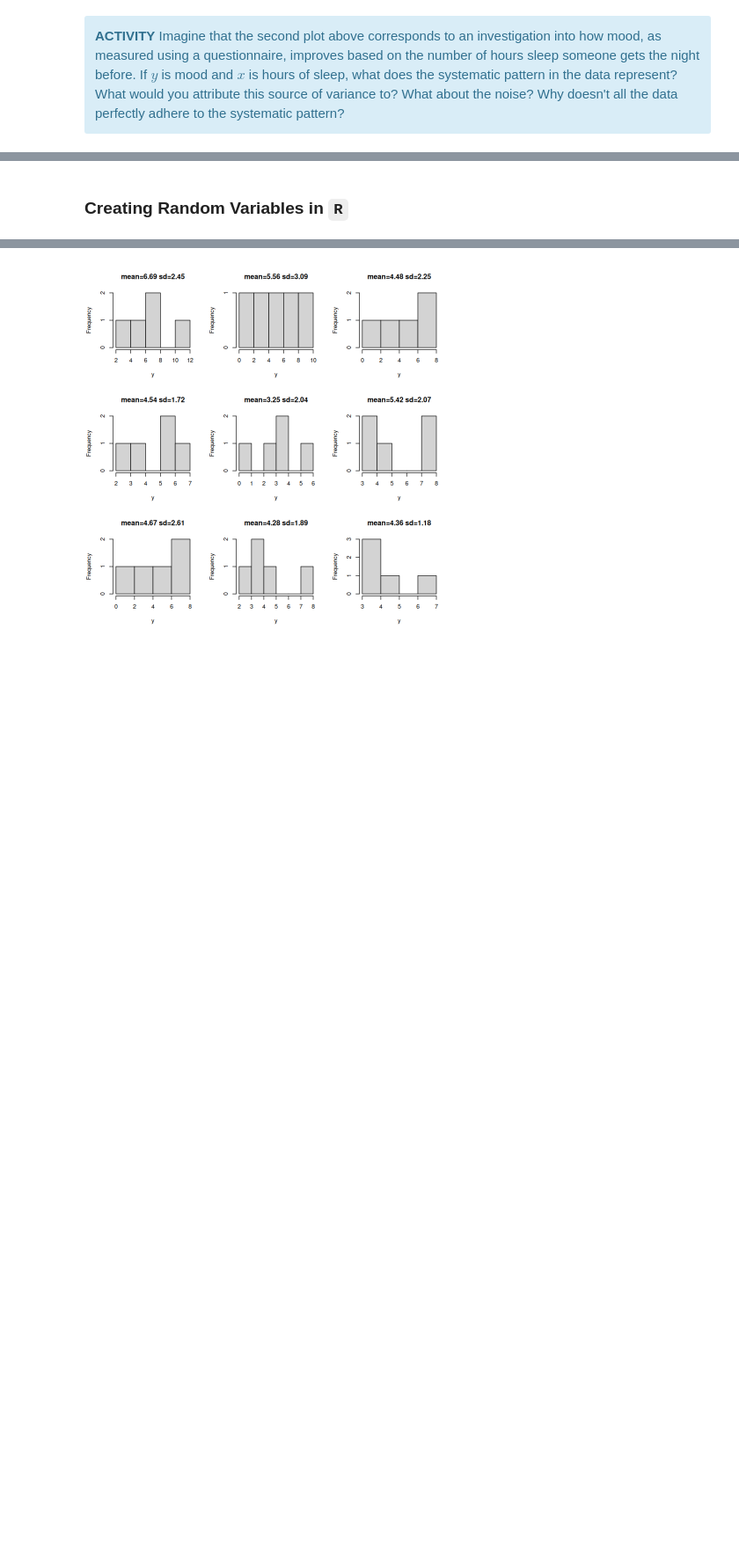
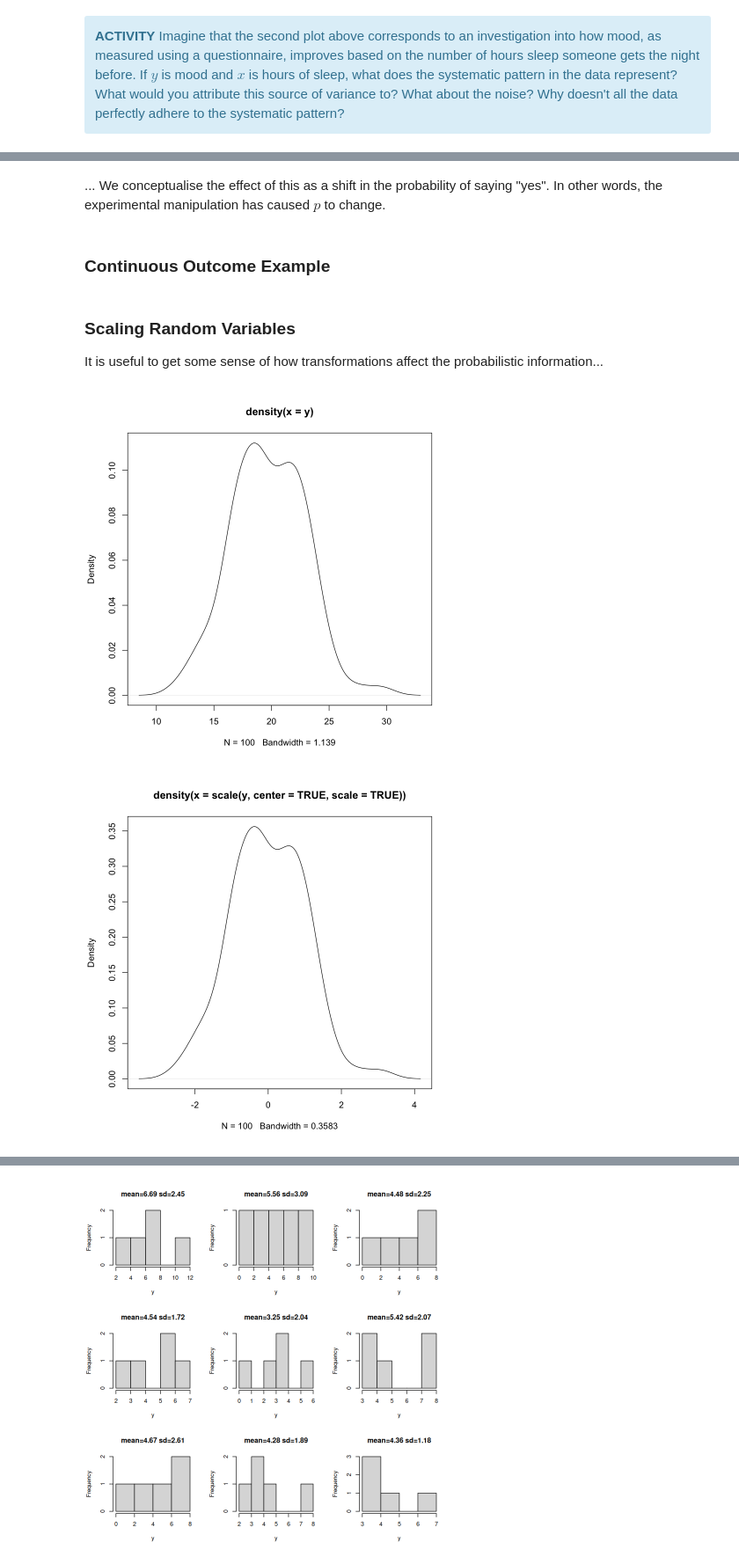
Before and after one commit to PCHN63101-Advanced-Data-Skills/Principles-Stat-Modelling, a Jupyter notebook: _build/jupyter_execute/modelling-workshop.ipynb, the cells around one changed output, grey strips where cells are left out. Shown at 88% size. Cells and saved outputs as stored; diff of their text form; code cells hidden in the pictures; blank space fills up the shorter version.

```diff
--- a/_build/jupyter_execute/modelling-workshop.ipynb
+++ b/_build/jupyter_execute/modelling-workshop.ipynb
@@ -37,3 +82,15 @@ The idea of splitting variance into a *systematic* component and a *random noise
+# %% [markdown]
+... We conceptualise the effect of this as a shift in the probability of saying "yes". In other words, the experimental manipulation has caused $p$ to change.
 # %% [markdown]
-### Creating Random Variables in `R`
+### Continuous Outcome Example
+# %% [markdown]
+### Scaling Random Variables
+It is useful to get some sense of how transformations affect the probabilistic information...
+# %%
+y <- rnorm(n=100, mean=20, sd=3)
+plot(density(y))
+plot(density(scale(y,center = TRUE, scale=TRUE)))
+# %% [output]
+[figure, added]
+[figure, added]
 # %% [markdown]
```
Also changed, not shown: parts of 14 cells of this notebook, 9 other files.
